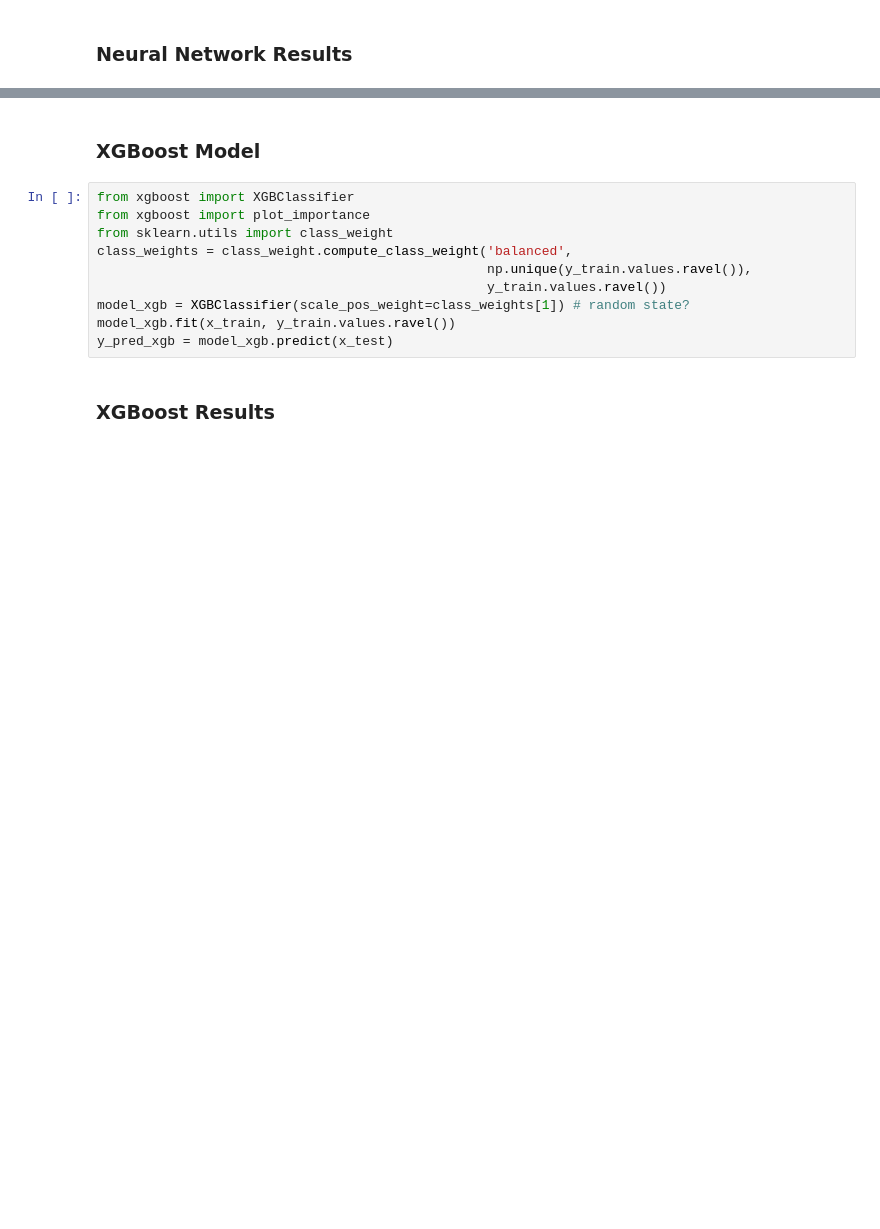
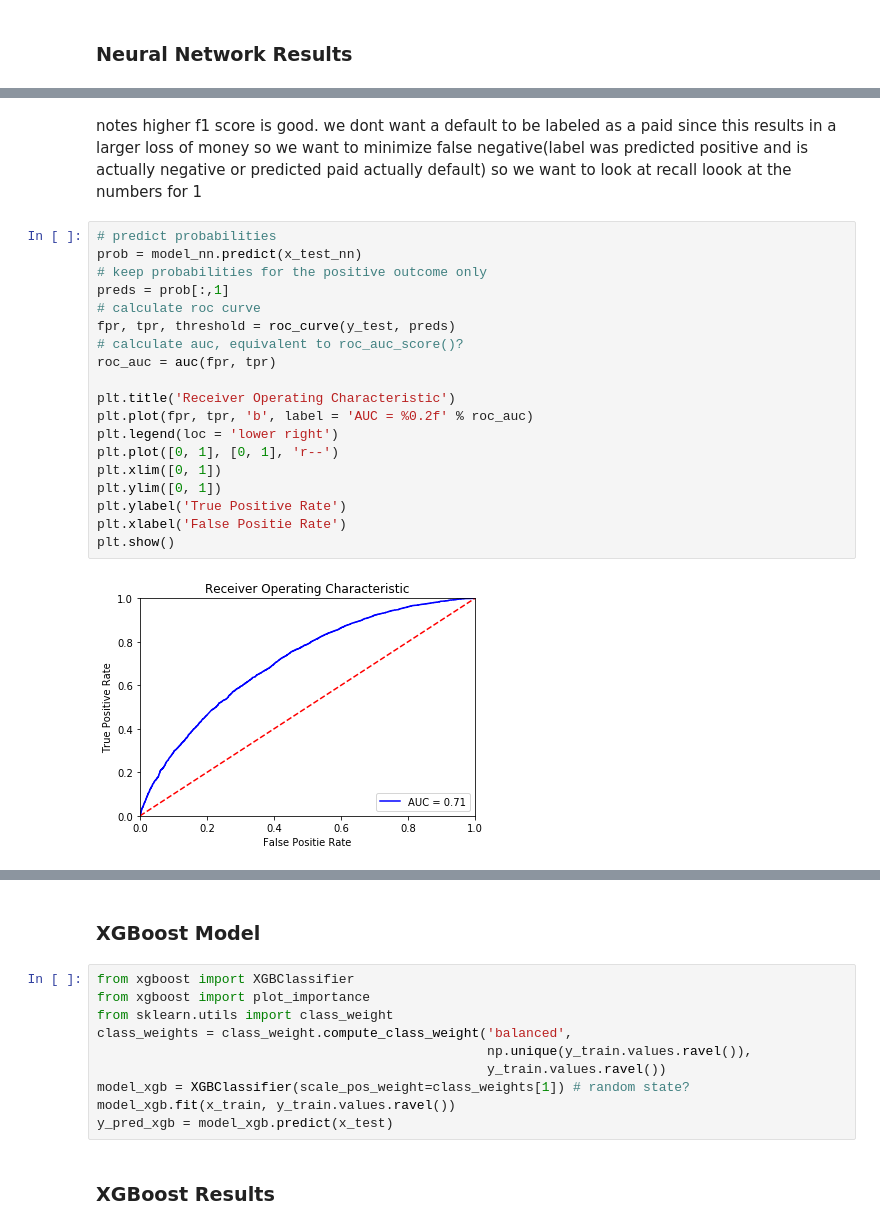
Before and after one commit to ZhuLeon/Loan-Default-Prediction, a Jupyter notebook: src/main.ipynb, the cells around one changed output, grey strips where cells are left out. Saved outputs shown, nothing was run; the diff lists cells and outputs as text; blank space fills up the shorter version.

```diff
--- a/src/main.ipynb
+++ b/src/main.ipynb
@@ -1006,0 +973,28 @@ weighted avg       0.66      0.67      0.66     13251
+# %% [markdown]
+notes
+higher f1 score is good.
+we dont want a default to be labeled as a paid since this results in a larger loss of money
+so we want to minimize false negative(label was predicted positive and is actually negative or predicted paid actually default)
+so we want to look at recall
+loook at the numbers for 1
+# %%
+# predict probabilities
+prob = model_nn.predict(x_test_nn)
+# keep probabilities for the positive outcome only
+preds = prob[:,1]
+# calculate roc curve
+fpr, tpr, threshold = roc_curve(y_test, preds)
+# calculate auc, equivalent to roc_auc_score()?
+roc_auc = auc(fpr, tpr)
+
+plt.title('Receiver Operating Characteristic')
+plt.plot(fpr, tpr, 'b', label = 'AUC = %0.2f' % roc_auc)
+plt.legend(loc = 'lower right')
+plt.plot([0, 1], [0, 1], 'r--')
+plt.xlim([0, 1])
+plt.ylim([0, 1])
+plt.ylabel('True Positive Rate')
+plt.xlabel('False Positie Rate')
+plt.show()
+# %% [output]
+[figure, added]
```
Also changed, not shown: parts of 18 cells of this notebook, 1 other file.
